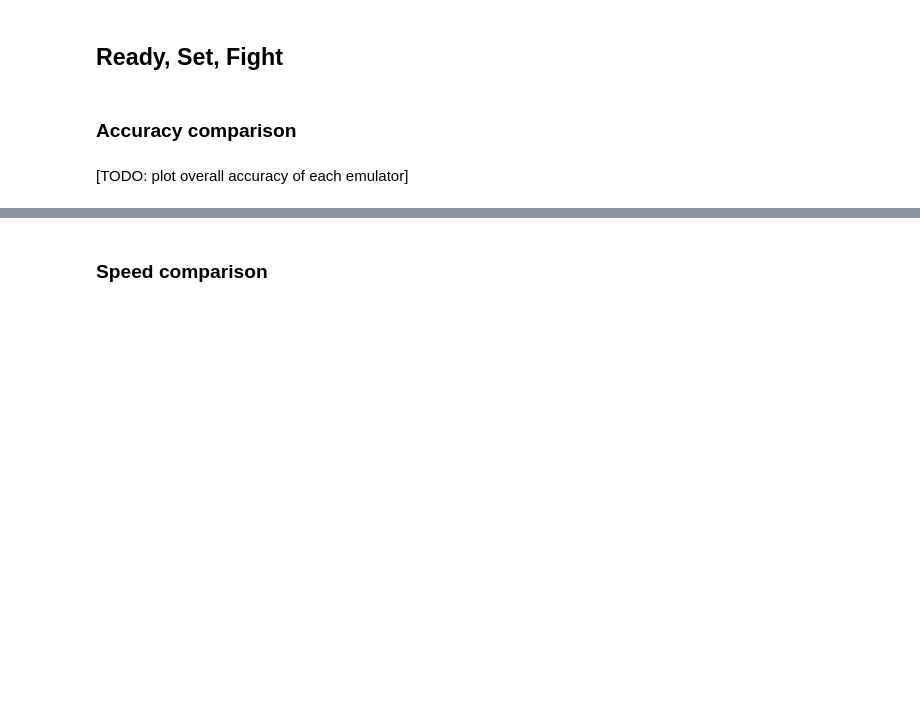
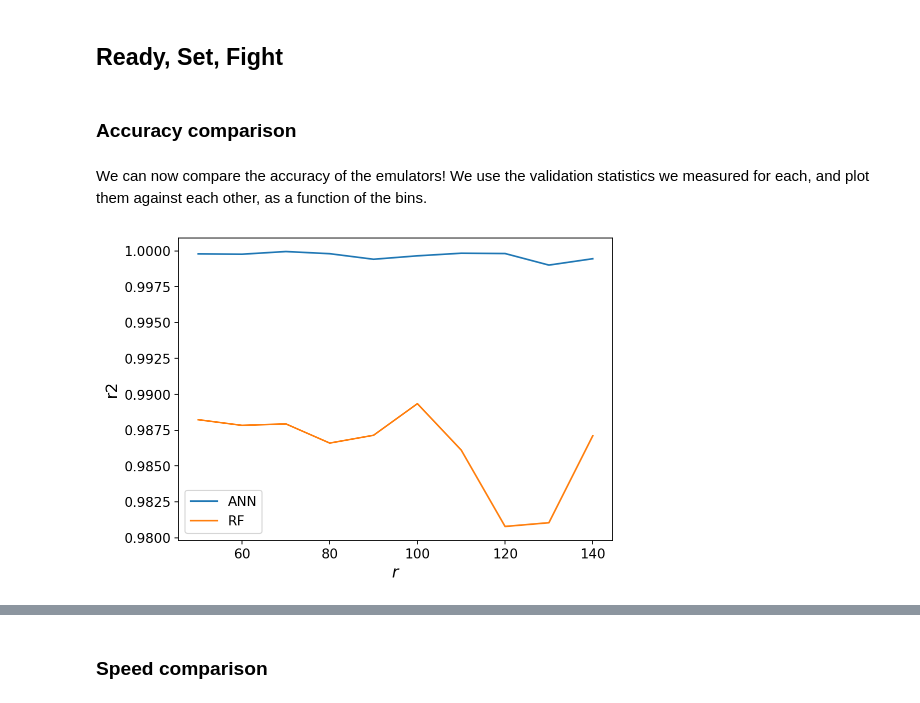
Before and after one commit to kstoreyf/emu-fight, a Jupyter notebook: the_great_emu_fight.ipynb, the cells around one changed output, grey strips where cells are left out. Drawn from its saved outputs; the diff is of its cells as text; code cells hidden in the pictures; blank space fills up the shorter version.

Commit message:
added accuracy section to main notebook

```diff
--- a/the_great_emu_fight.ipynb
+++ b/the_great_emu_fight.ipynb
@@ -133,5 +155,10 @@ emu.plot_predictions("RF")
 ## Ready, Set, Fight
 # %% [markdown]
 ### Accuracy comparison
-# %% [markdown]
-[TODO: plot overall accuracy of each emulator]
+# %% [markdown]
+We can now compare the accuracy of the emulators! We use the validation statistics we measured for each, and plot them against each other, as a function of the bins.
+# %%
+metric = "r2"
+emu.plot_accuracy(metric)
+# %% [output]
+[figure, added]
```
Also changed, not shown: parts of 10 cells of this notebook.
